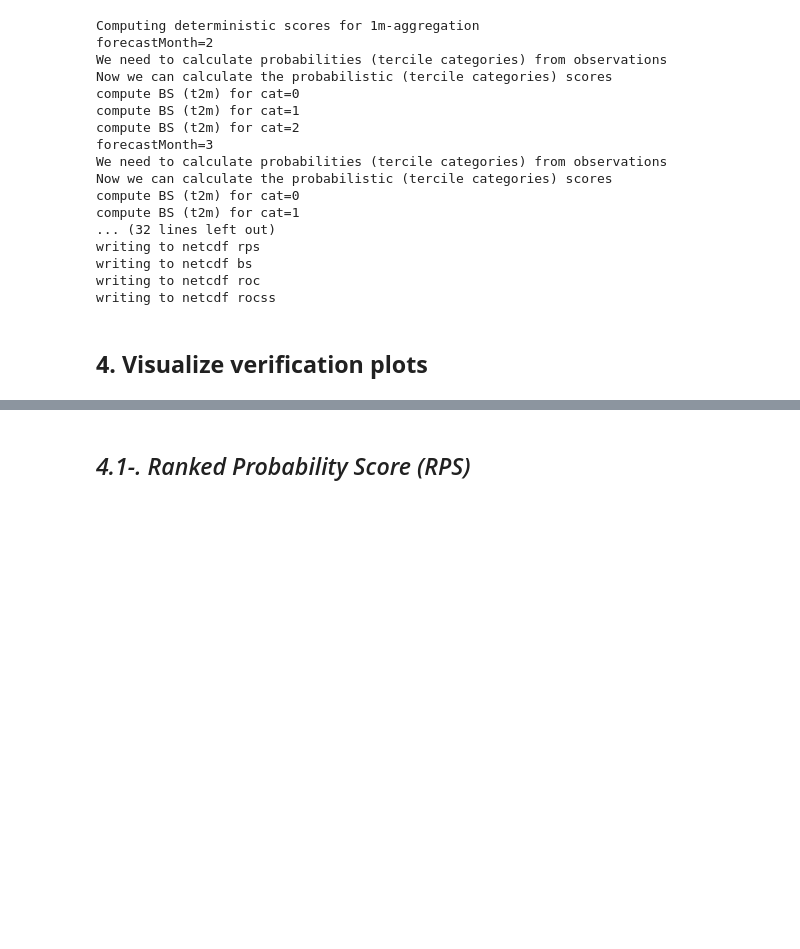
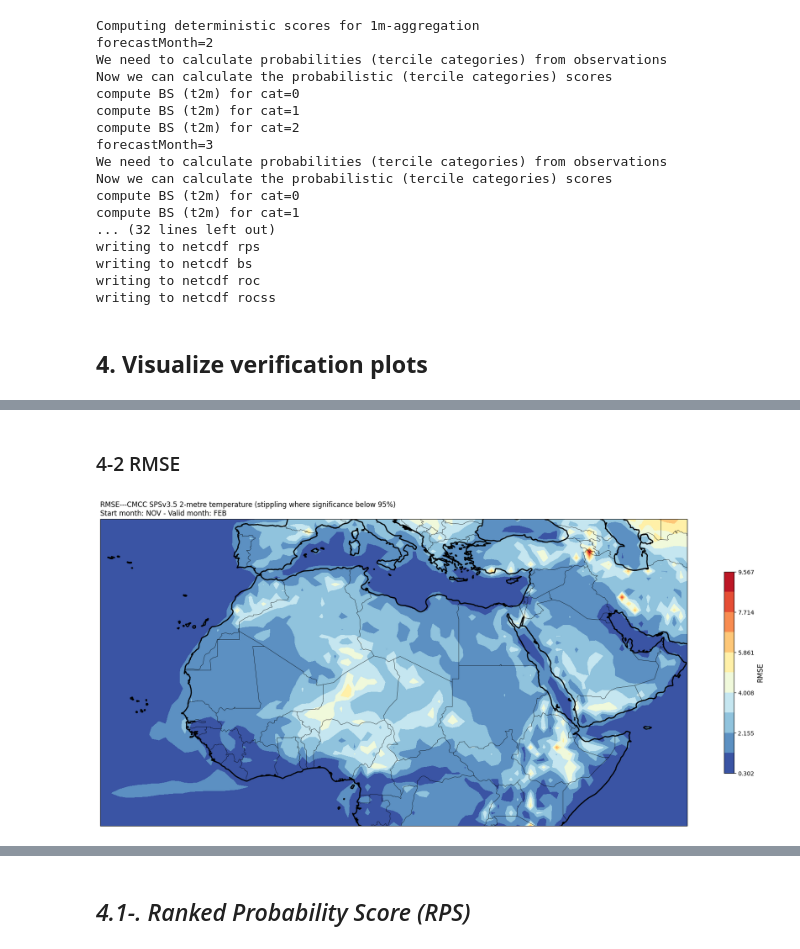
Before and after one commit to Mohamed-01-git/MODELIZATION, a Jupyter notebook: seasonal-forcast-1993-2016-djf.ipynb, the cells around one changed output, grey strips where cells are left out. Drawn from its saved outputs; the diff is of its cells as text; code cells hidden in the pictures; blank space fills up the shorter version.

```diff
--- a/seasonal-forcast-1993-2016-djf.ipynb
+++ b/seasonal-forcast-1993-2016-djf.ipynb
@@ -386,0 +814,68 @@ writing to netcdf rocss
+# %% [markdown]
+### 4-2 RMSE
+# %%
+import calendar
+import ipywidgets as widgets
+
+# Initial setup
+# config = {'start_month': 1}  # Modify as needed for your context
+VARNAMES = {'t2m': '2-metre temperature'}
+origin_labels = {'institution': 'CMCC', 'name': 'SPSv3.5'}
+tit_line1 = 'RMSE---{institution} {name}'.format(**origin_labels)
+
+# Load the datasets
+def load_data_2(aggr,metric):
+    rmse = xr.open_dataset(f'{SCOREDIR}/{hcst_bname}.{aggr}.{metric}.nc')
+    # Re-arrange longitude values for plotting purposes
+    rmse = rmse.assign_coords(lon=(((rmse.lon + 180) % 360) - 180)).sortby('lon')
+    return rmse
+
+# Define the plot function
+def plot_rmse(aggr, fcmonth):
+    rmse= load_data_2(aggr,"rmse")
+
+    # Prepare title line 2 based on aggregation
+    tit_line2_base = f'Start month: {calendar.month_abbr[config["start_month"]].upper()}'
+    if aggr == '1m':
+        validmonth = config['start_month'] + (fcmonth - 1)
+        validmonth = validmonth if validmonth <= 12 else validmonth - 12
+        tit_line2 = tit_line2_base + f' - Valid month: {calendar.month_abbr[validmonth].upper()}'
+    elif aggr == '3m':
+        validmonths = [calendar.month_abbr[(config['start_month'] + (fcmonth - 1) - shift) % 12] for shift in range(3)]
+        tit_line2 = tit_line2_base + f' - Valid months: {" ".join(reversed(validmonths))}'
+    else:
+        raise ValueError(f'Unexpected aggregation {aggr}')
+
+    # Select data for the chosen forecast month
+    thisrmse = rmse.sel(forecastMonth=fcmonth)
+
+    # Plot each variable in the dataset
+    for var in thisrmse.data_vars:
+        fig = plt.figure(figsize=(18, 10))
+        ax = plt.axes(projection=ccrs.PlateCarree())
+        ax.add_feature(cfeature.BORDERS, edgecolor='black', linewidth=0.5)
+        ax.add_feature(cfeature.COASTLINE, edgecolor='black', linewidth=2.0)
+        rmsevalues = thisrmse[var].values
+
+        if rmsevalues.T.shape == (thisrmse[var].lat.size, thisrmse[var].lon.size):
+            rmsevalues = rmsevalues.T
+
+        plt.contourf(thisrmse[var].lon, thisrmse[var].lat, rmsevalues, levels=np.linspace(np.nanmin(rmsevalues), np.nanmax(rmsevalues), 11), cmap='RdYlBu_r')
+        cb = plt.colorbar(shrink=0.5)
+        cb.ax.set_ylabel('RMSE', fontsize=12)
+        origylim = ax.get_ylim()
+        if ax.get_ylim() != origylim:
+            ax.set_ylim(origylim)
+
+        plt.title(f"{tit_line1} {VARNAMES[var]} (stippling where significance below 95%)\n{tit_line2}", loc='left')
+        plt.tight_layout()
+        plt.show()
+
+# Create interactive widgets for `aggr` and `fcmonth`
+aggr_dropdown = widgets.Dropdown(options=['1m', '3m'], value='1m', description='Aggregation:')
+fcmonth_slider = widgets.IntSlider(value=10, min=2, max=4, step=1, description='Forecast Month:')
+
+# Display the interactive plot with a single call
+widgets.interactive(plot_rmse, aggr=aggr_dropdown, fcmonth=fcmonth_slider)
+# %% [output]
+[figure, added]
```
Also changed, not shown: parts of 26 cells of this notebook.
